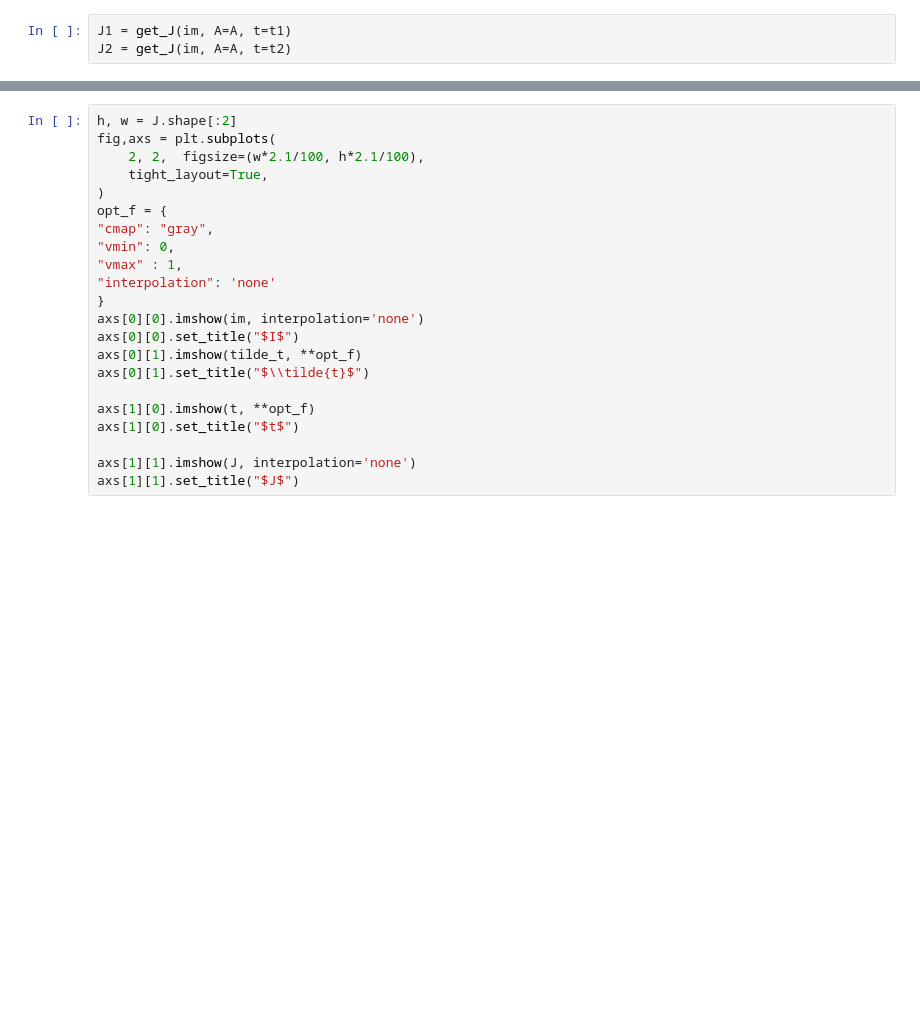
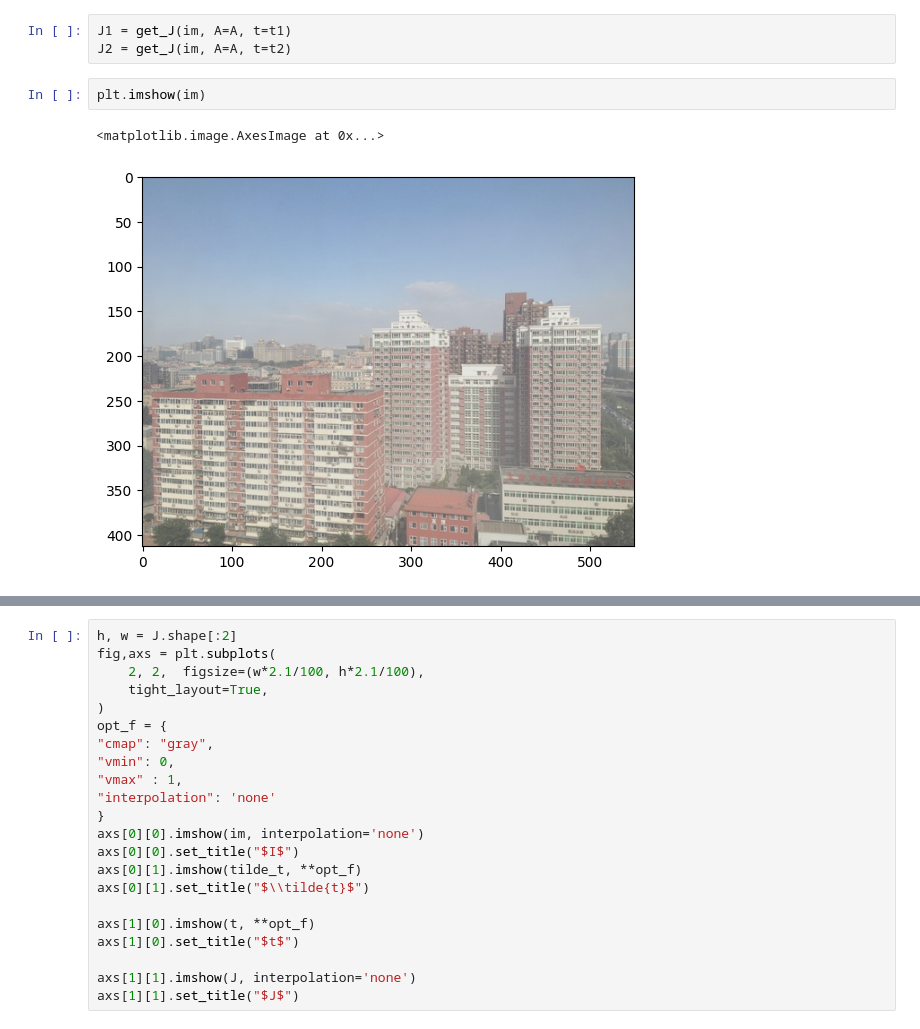
Before and after one commit to Dashvvood/dehaze-dcp, a Jupyter notebook: demo.ipynb, the cells around one changed output, grey strips where cells are left out. Drawn from its saved outputs; the diff is of its cells as text; blank space fills up the shorter version.

```diff
--- a/demo.ipynb
+++ b/demo.ipynb
@@ -25,6 +30,11 @@ t2 = guided_filter(im, tilde_t)
 # %%
 J1 = get_J(im, A=A, t=t1)
 J2 = get_J(im, A=A, t=t2)
+# %%
+plt.imshow(im)
+# %% [output]
+<matplotlib.image.AxesImage at 0x...>
+[figure, added]
 # %%
 plt.figure(figsize=(12, 5), tight_layout=True)
 plt.subplot(1, 2, 1)
```
Also changed, not shown: parts of 27 cells of this notebook, 8 other files.
